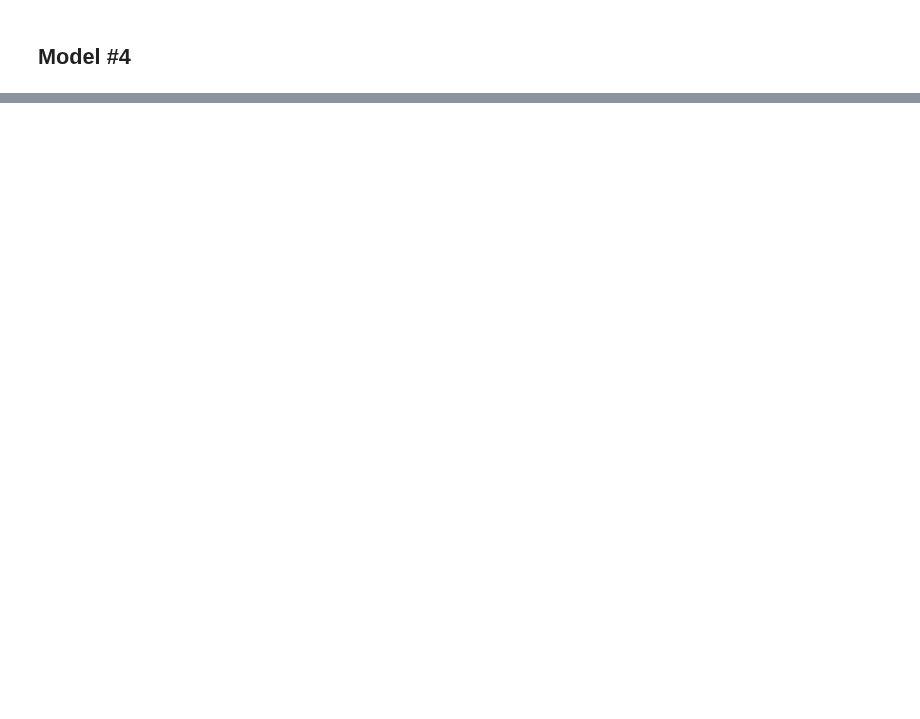
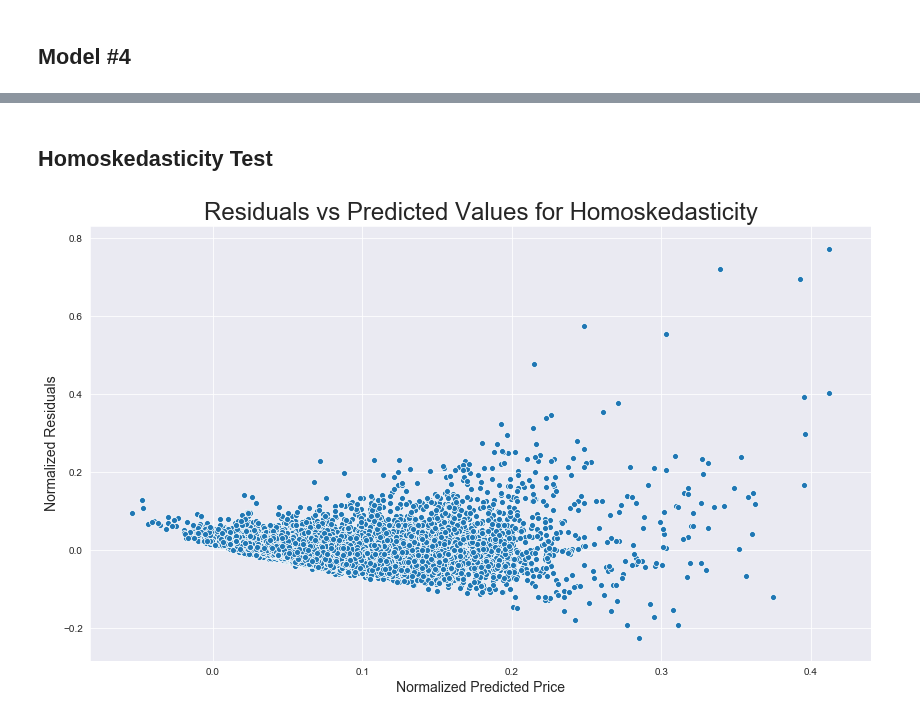
Before and after one commit to griffinhundley/predicting-housing-prices, a Jupyter notebook: griffscratch.ipynb, the cells around one changed output, grey strips where cells are left out. Cells and saved outputs as stored; diff of their text form; code cells hidden in the pictures; blank space fills up the shorter version.

```diff
--- a/griffscratch.ipynb
+++ b/griffscratch.ipynb
@@ -200,0 +258,11 @@ Warnings:
+# %%
+mmean = model_4.resid.mean()
+mmin = model_4.resid.min()
+mmax = model_4.resid.max()
+normalized_residuals = (model_4.resid - mmean)/(mmax - mmin)
+# %%
+t = model_4.fittedvalues
+tmean = model_4.resid.mean()
+tmin = model_4.resid.min()
+tmax = model_4.resid.max()
+normalized_predicted = (t - tmean)/(tmax - tmin)
@@ -200,0 +278,10 @@ Warnings:
+# %% [markdown]
+## Homoskedasticity Test
+# %%
+fig, ax = plt.subplots(figsize = (14,8))
+ax.set_xlabel('Normalized Predicted Price', fontsize = 14)
+ax.set_ylabel('Normalized Residuals', fontsize = 14)
+ax.set_title('Residuals vs Predicted Values for Homoskedasticity', fontsize = 24)
+sns.scatterplot(x = normalized_predicted, y = normalized_residuals);
+# %% [output]
+[figure, added]
```
Also changed, not shown: parts of 18 cells of this notebook.
